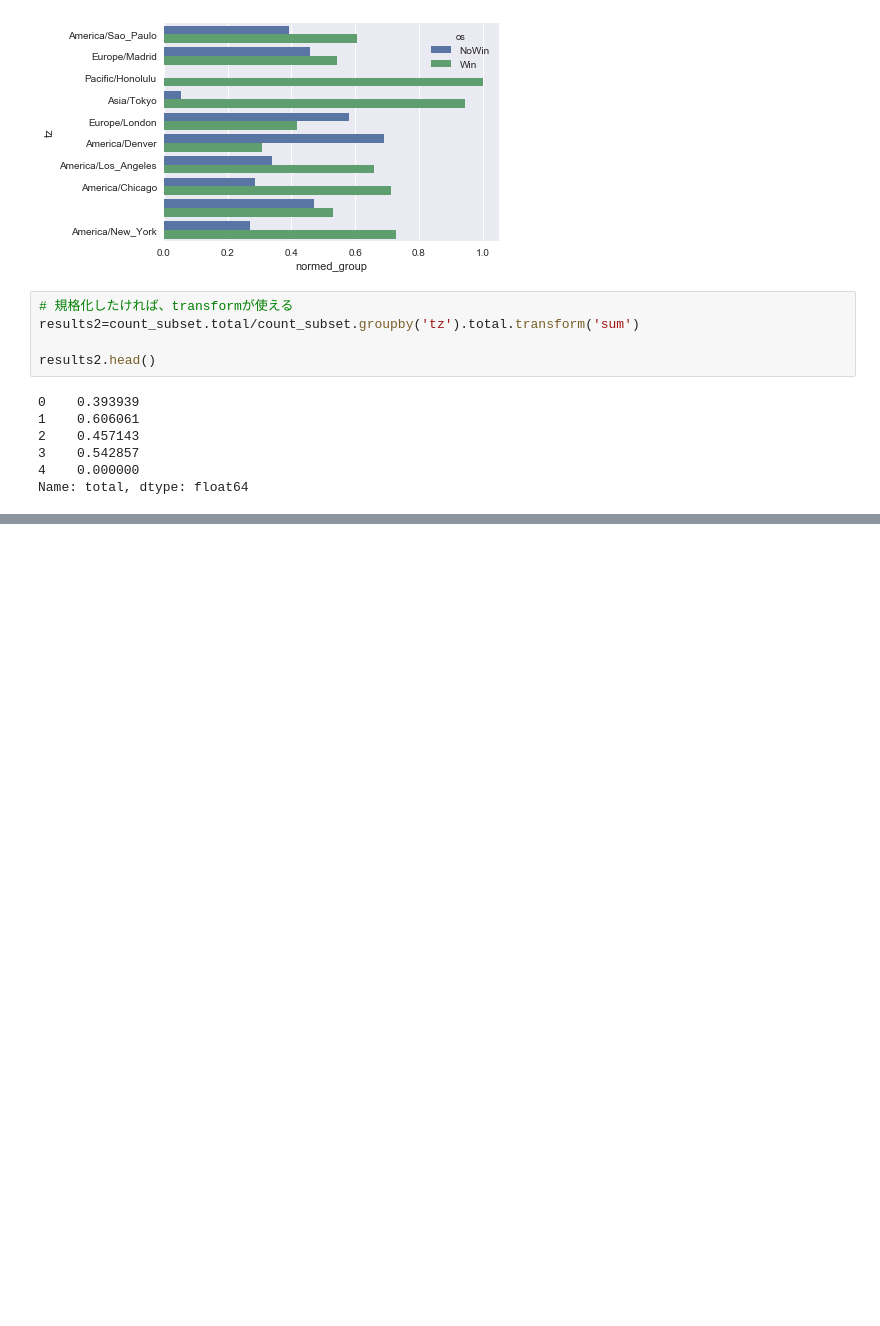
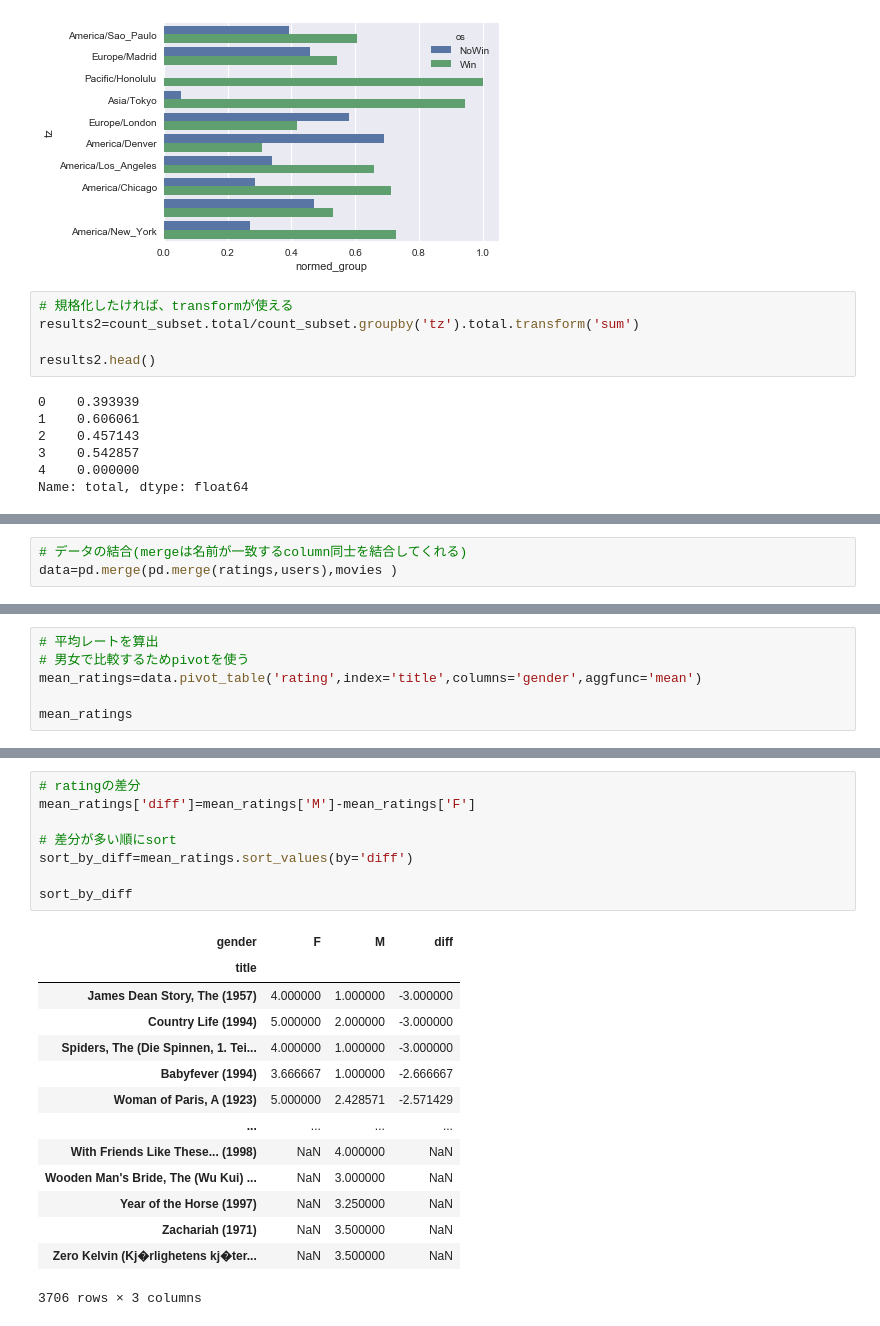
Before and after one commit to hiroaki8388/datascienceEdu, a Jupyter notebook: Chapter 14. Data Analysis Examples.ipynb, the cells around one changed output, grey strips where cells are left out. Saved outputs shown, nothing was run; the diff lists cells and outputs as text; blank space fills up the shorter version.

```diff
--- a/Chapter 14. Data Analysis Examples.ipynb
+++ b/Chapter 14. Data Analysis Examples.ipynb
@@ -221,0 +285,3 @@ Name: total, dtype: float64
+# %%
+# データの結合(mergeは名前が一致するcolumn同士を結合してくれる)
+data=pd.merge(pd.merge(ratings,users),movies )
@@ -221,0 +330,6 @@ Name: total, dtype: float64
+# %%
+# 平均レートを算出
+# 男女で比較するためpivotを使う
+mean_ratings=data.pivot_table('rating',index='title',columns='gender',aggfunc='mean')
+
+mean_ratings
@@ -221,0 +369,23 @@ Name: total, dtype: float64
+# %%
+# ratingの差分
+mean_ratings['diff']=mean_ratings['M']-mean_ratings['F']
+
+# 差分が多い順にsort
+sort_by_diff=mean_ratings.sort_values(by='diff')
+
+sort_by_diff
+# %% [output]
+| gender | F | M | diff |
+| title |  |  |  |
+| James Dean Story, The (1957) | 4.000000 | 1.000000 | -3.000000 |
+| Country Life (1994) | 5.000000 | 2.000000 | -3.000000 |
+| Spiders, The (Die Spinnen, 1. Tei... | 4.000000 | 1.000000 | -3.000000 |
+| Babyfever (1994) | 3.666667 | 1.000000 | -2.666667 |
+| Woman of Paris, A (1923) | 5.000000 | 2.428571 | -2.571429 |
+| ... | ... | ... | ... |
+| With Friends Like These... (1998) | NaN | 4.000000 | NaN |
+| Wooden Man's Bride, The (Wu Kui) ... | NaN | 3.000000 | NaN |
+| Year of the Horse (1997) | NaN | 3.250000 | NaN |
+| Zachariah (1971) | NaN | 3.500000 | NaN |
+| Zero Kelvin (Kj�rlighetens kj�ter... | NaN | 3.500000 | NaN |
+3706 rows × 3 columns
```
Also changed, not shown: parts of 13 cells of this notebook.
